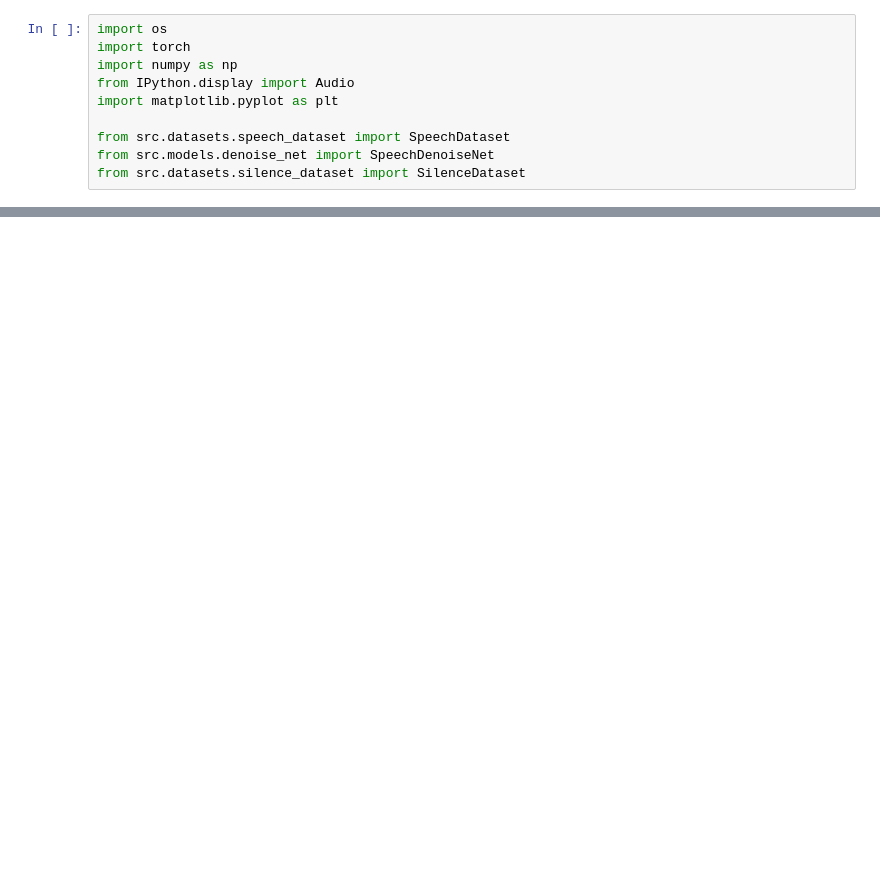
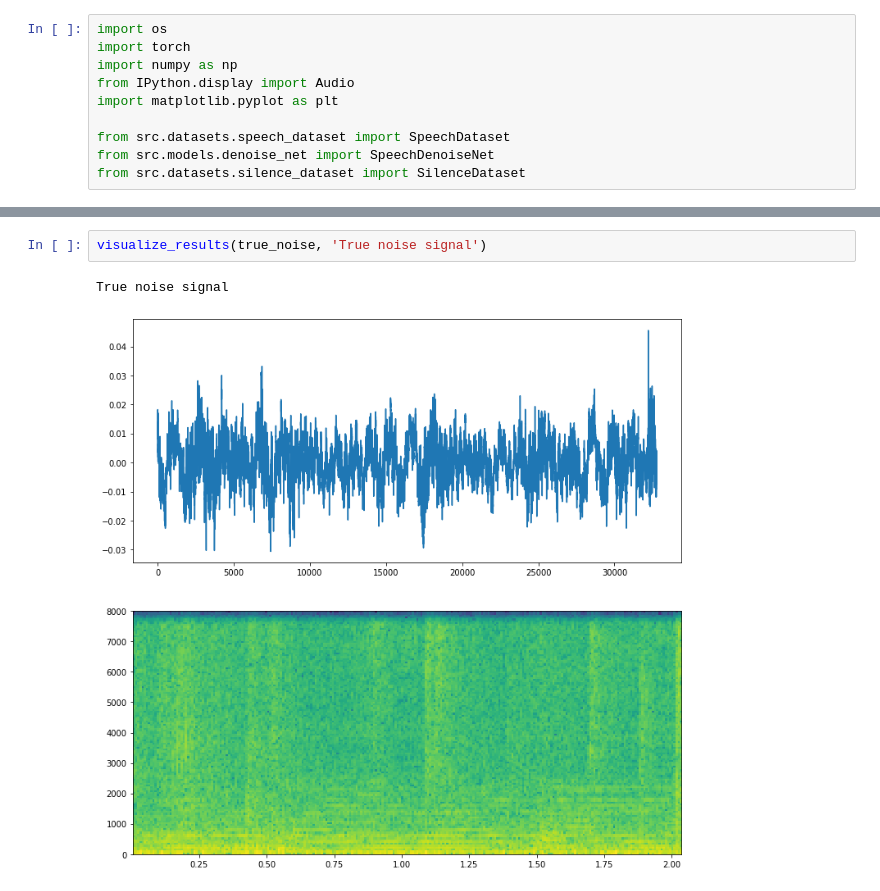
Before and after one commit to MattSegal/speech-enhancement, a Jupyter notebook: notebooks/speech-enhancment.ipynb, the cells around one changed output, grey strips where cells are left out. Cells and saved outputs as stored; diff of their text form; blank space fills up the shorter version.

```diff
--- a/notebooks/speech-enhancment.ipynb
+++ b/notebooks/speech-enhancment.ipynb
@@ -106,0 +123,5 @@ Clean signal
+# %%
+visualize_results(true_noise, 'True noise signal')
+# %% [output]
+True noise signal
+[figure, added]
```
Also changed, not shown: parts of 11 cells of this notebook, 5 other files.
